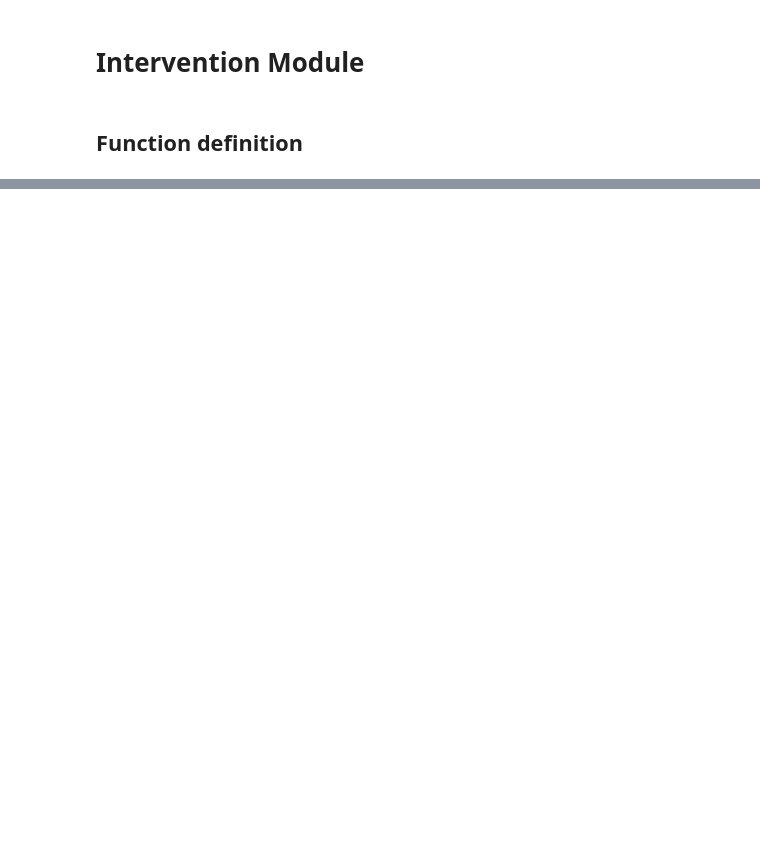
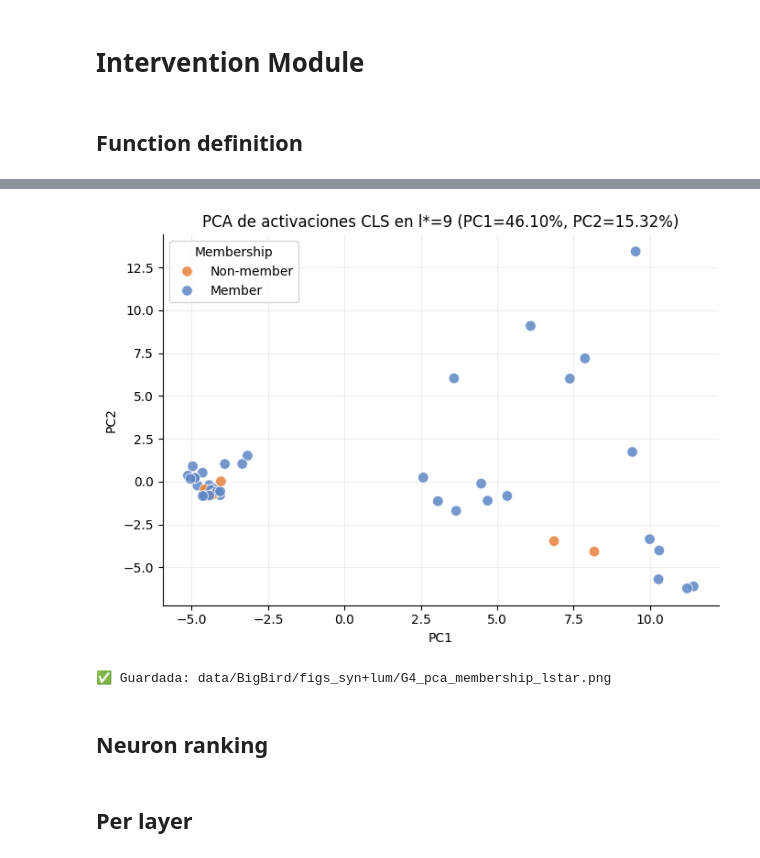
Before and after one commit to kikaymusic/Neuron-Level-Interpretability-and-Robustness-in-LLMs, a Jupyter notebook: SYNAPSE+LUMIA.ipynb, the cells around one changed output, grey strips where cells are left out. Saved outputs shown, nothing was run; the diff lists cells and outputs as text; code cells hidden in the pictures; blank space fills up the shorter version.

```diff
--- a/SYNAPSE+LUMIA.ipynb
+++ b/SYNAPSE+LUMIA.ipynb
@@ -515,3 +776,57 @@ display(df_auc.head(10))
+# %%
+# ── G4 nueva: PCA 2D de activaciones CLS en l* — members vs non-members ─────
+
+from sklearn.decomposition import PCA
+
+layer_star = int(l_star)
+X_layer = A[:, layer_star, :]   # [N, 768]
+
+pca = PCA(n_components=2, random_state=123)
+X_pca = pca.fit_transform(X_layer)
+
+df_pca = pd.DataFrame({
+    "PC1": X_pca[:, 0],
+    "PC2": X_pca[:, 1],
+    "Membership": np.where(y_mem == 1, "Member", "Non-member")
+})
+
+expl_var = pca.explained_variance_ratio_
+
+fig, ax = plt.subplots(figsize=(7, 5))
+sns.scatterplot(
+    data=df_pca,
+    x="PC1",
+    y="PC2",
+    hue="Membership",
+    palette={
+        "Member": PALETTE["baseline"],
+        "Non-member": PALETTE["phase3"]
+    },
+    s=70,
+    alpha=0.85,
+    ax=ax
+)
+
+ax.set_title(
+    f"PCA de activaciones CLS en l*={layer_star} "
+    f"(PC1={expl_var[0]:.2%}, PC2={expl_var[1]:.2%})"
+)
+ax.set_xlabel("PC1")
+ax.set_ylabel("PC2")
+ax.grid(alpha=0.2)
+sns.despine(ax=ax)
+
+plt.tight_layout()
+plt.savefig(f"{figs}/G4_pca_membership_lstar.png", dpi=150)
+plt.show()
+print(f"✅ Guardada: {figs}/G4_pca_membership_lstar.png")
+# %% [output]
+[figure, added]
+✅ Guardada: data/BigBird/figs_syn+lum/G4_pca_membership_lstar.png
+# %% [markdown]
+## Neuron ranking
+# %% [markdown]
+## Per layer
 # %%
 mask_obj = lumia_neuron_ranking_and_mask_from_layer(
     activations=A,
```
Also changed, not shown: parts of 64 cells of this notebook, 54 other files.
